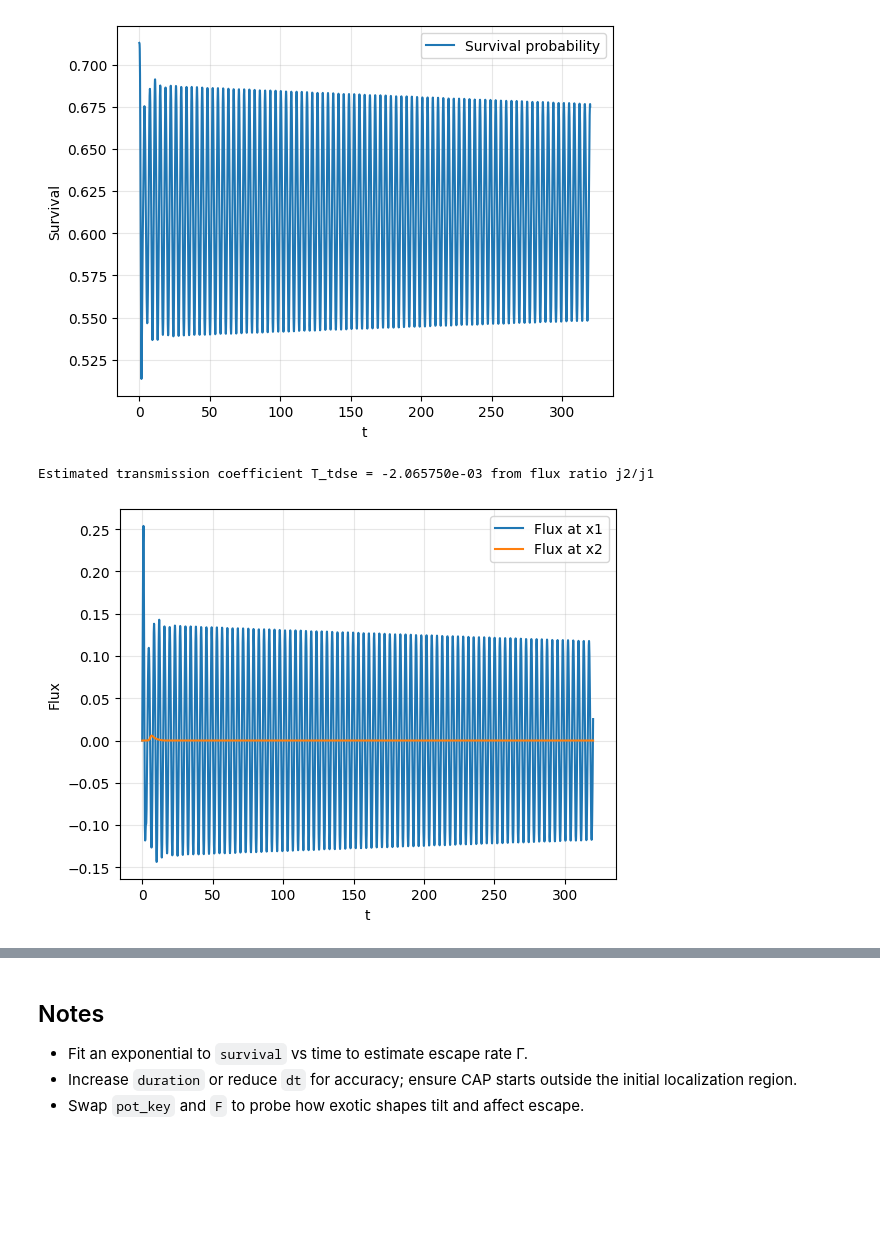
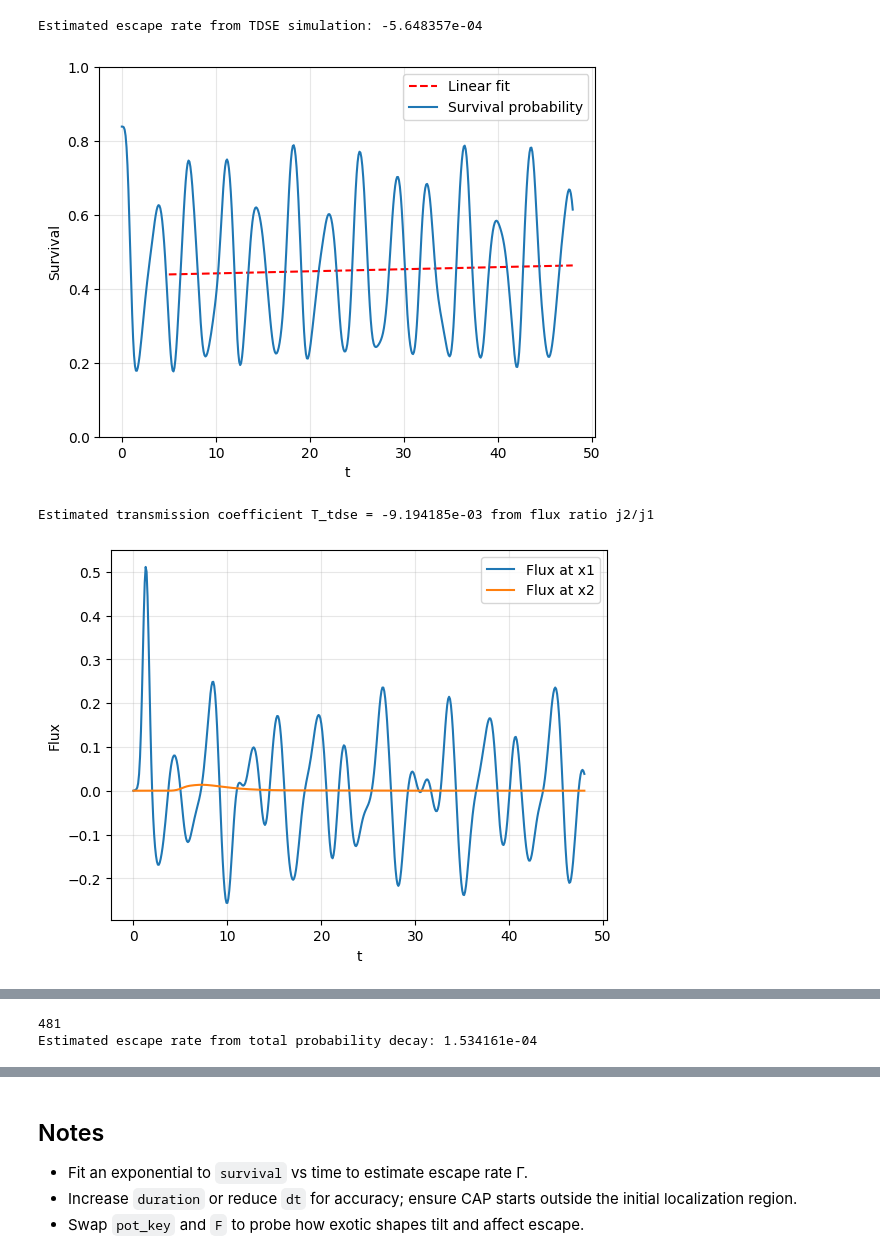
Before and after one commit to POPCORNBOOM/Project-Tunneling-in-Exotic-Quantum-Potentials, a Jupyter notebook: part_d_tdse.ipynb, the cells around one changed output, grey strips where cells are left out. Saved outputs shown, nothing was run; the diff lists cells and outputs as text; code cells hidden in the pictures; blank space fills up the shorter version.

```diff
--- a/part_d_tdse.ipynb
+++ b/part_d_tdse.ipynb
@@ -7,13 +7,13 @@ from quantum_tunneling.fields import apply_field
 import matplotlib.animation as animation
 # %%
 potentials = {
-    "cusp": {"kind": "cusp", "params": {"V0": 5.0, "alpha": 0.5}},
+    "cusp": {"kind": "cusp", "params": {"V0": 10.0, "alpha": 0.5}},
     "exp_well": {"kind": "exp_well", "params": {"V0": 5.0, "a": 1.0}},
     "soft_barrier": {"kind": "soft_barrier", "params": {"V0": 5.0}},
     "rough": {"kind": "rough", "params": {"V0": 1.0, "k0": 0.6, "levels": 4, "decay": 0.6}},
 }
 pot_key = "cusp"
-state_index = 0
+state_index = 1
 L=30.0
 cfg = {
     "potential": potentials[pot_key],
@@ -21,11 +21,11 @@ cfg = {
     "solver": {"k": 6, "hbar": 1.0, "m": 1.0},
     "tdse": {
         "dt": 0.002,
-        "duration": 320.0,
+        "duration": 48.0,
         "record_interval": 50,
         "hbar": 1.0,
         "m": 1.0,
-        "F": 1.2,
+        "F": 2,
         "cap": {"x_start": L-4, "x_end": L-0.5, "strength": 30.0, "power": 2},
     },
 }
@@ -100,36 +98,65 @@ def update(frame):
 # %%
 
-plt.figure()
+# Use a linear function to fit the decay of the survival probability, which gives the escape rate
+# Exclude the first 5 time units and fit the remaining data
+import scipy.stats as stats
+fit_start_time = 5.0
+fit_indices = [i for i, t in enumerate(times) if t >= fit_start_time]
+fit_times = np.array([times[i] for i in fit_indices])
+fit_survival = np.array([survival[i] for i in fit_indices])
+slope, intercept, r_value, p_value, std_err = stats.linregress(fit_times, fit_survival)
+plt.plot(fit_times, intercept + slope * fit_times, 'r--', label='Linear fit')
+escape_rate_tdse = -slope
+print(f"Estimated escape rate from TDSE simulation: {escape_rate_tdse:.6e}")
 plt.plot(times, survival, label='Survival probability')
 plt.xlabel('t')
 plt.ylabel('Survival')
+plt.ylim(0, 1.0)
 plt.grid(True, alpha=0.3)
 plt.legend()
 plt.show()
-plt.figure()
 
 # 画出flux稳定后，j2_avg / j1_avg的比值，用来估计透射率
 # 取最后100个点的平均值
 j1_avg = np.mean(j1[-100:])
 j2_avg = np.mean(j2[-100:])
 T_tdse = j2_avg / j1_avg
 print(f"Estimated transmission coefficient T_tdse = {T_tdse:.6e} from flux ratio j2/j1")
 plt.plot(times, j1, label='Flux at x1')
 plt.plot(times, j2, label='Flux at x2')
 plt.xlabel('t')
 plt.ylabel('Flux')
 plt.grid(True, alpha=0.3)
 plt.legend()
 plt.show()
 
 plt.figure()
 plt.plot(times, total, label='Total probability')
 plt.xlabel('t')
 plt.ylabel('Total probability')
+plt.ylim(0, 1.0)
 plt.grid(True, alpha=0.3)
 plt.legend()
 plt.show()
+
+print(len(total))
+stable_last_frames_count = 200
+last_frames = total[-stable_last_frames_count:]
+# curve fitting ln(P_total) = a*t + b
+ln_total = np.log(last_frames)
+slope, intercept, r_value, p_value, std_err = stats.linregress(times[-stable_last_frames_count:], ln_total)
+escape_rate_total = -slope
+print(f"Estimated escape rate from total probability decay: {escape_rate_total:.6e}")
+plt.figure()
+plt.plot(times[-stable_last_frames_count:], np.log(total[-stable_last_frames_count:]), label='ln(Total probability)')
+plt.plot(times[-stable_last_frames_count:], intercept + slope * np.array(times[-stable_last_frames_count:]), 'r--', label='Linear fit')
+plt.xlabel('t')
+plt.ylabel('ln(Total probability)')
+plt.grid(True, alpha=0.3)
+plt.legend()
+plt.show()
 # %% [output]
+Estimated escape rate from TDSE simulation: -5.648357e-04
-[figure, old version]
+[figure, new version]
-Estimated transmission coefficient T_tdse = -2.065750e-03 from flux ratio j2/j1
+Estimated transmission coefficient T_tdse = -9.194185e-03 from flux ratio j2/j1
-[figure, old version]
+[figure, new version]
@@ -136,0 +164,2 @@ Estimated transmission coefficient T_tdse = -2.065750e-03 from flux ratio j2/j1
+481
+Estimated escape rate from total probability decay: 1.534161e-04
```
Also changed, not shown: parts of 5 cells of this notebook, 17 other files.
